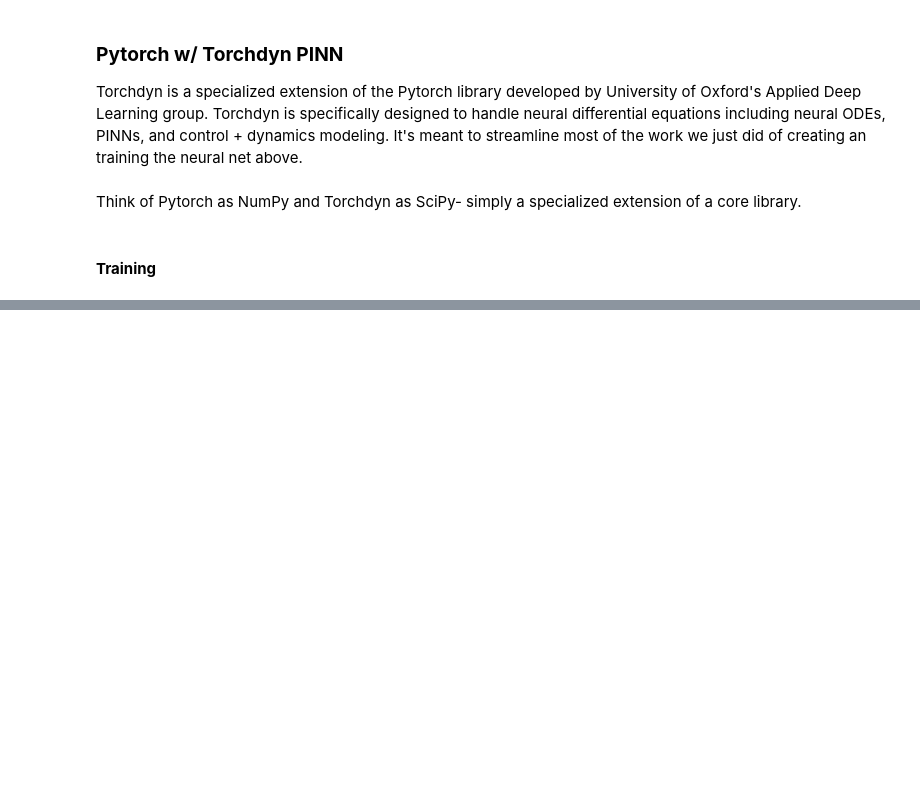
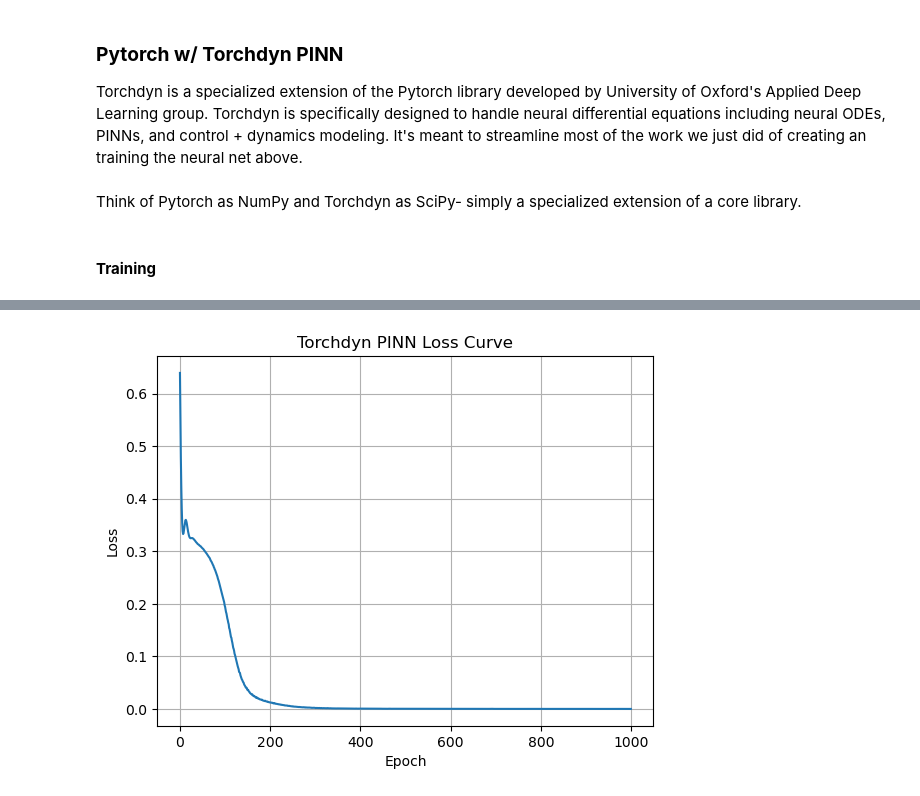
Before and after one commit to tobiassafie/STAR, a Jupyter notebook: dev_notebooks/nn_diffusion.ipynb, the cells around one changed output, grey strips where cells are left out. Drawn from its saved outputs; the diff is of its cells as text; code cells hidden in the pictures; blank space fills up the shorter version.

```diff
--- a/dev_notebooks/nn_diffusion.ipynb
+++ b/dev_notebooks/nn_diffusion.ipynb
@@ -204,9 +204,9 @@ with torch.no_grad():
     for t_val in t_values:
         t_tensor = torch.full_like(x_vals, t_val)  # Create [t_val, t_val, ..., t_val]
         xt = torch.stack([x_vals, t_tensor], dim=1)  # Shape: [200, 2]
-        u_pred = model(xt).squeeze()  # Predict u(x, t_val)
+        U = model(xt).squeeze()  # Predict u(x, t_val)
 
-        plt.plot(x_vals.numpy(), u_pred.numpy(), label=f"t = {t_val:.2f}")
+        plt.plot(x_vals.numpy(), U.numpy(), label=f"t = {t_val:.2f}")
 
 plt.title("PINN Prediction of u(x, t) at Different Times")
 plt.xlabel("x")
@@ -231,8 +231,79 @@ import matplotlib.pyplot as plt
 
 # Our torchdyn imports
 from torchdyn.core import NeuralODE
-from torchdyn.datasets import generate_trajectory
-from torchdyn.utils import DataControl
+torch.manual_seed(42)
 
-torch.manual_seed(42)
+# Dynamics approximator
+class Dynamics(nn.Module):
+    def __init__(self):
+        super().__init__()
+        self.net = nn.Sequential(
+            nn.Linear(2, 64), nn.Tanh(),
+            nn.Linear(64, 64), nn.Tanh(),
+            nn.Linear(64, 1)
+        )
+    def forward(self, x):
+        return self.net(x)
+
+# PDE Residual Loss (same as before)
+def pde_loss(model, x, t, D=0.1):
+    xt = torch.stack([x, t], dim=1).requires_grad_(True)
+    u = model(xt)
+
+    grads = torch.autograd.grad(u, xt, torch.ones_like(u), create_graph=True)[0]
+    u_x = grads[:, 0]
+    u_t = grads[:, 1]
+    u_xx = torch.autograd.grad(u_x, xt, torch.ones_like(u_x), create_graph=True)[0][:, 0]
+
+    return torch.mean((u_t - D * u_xx) ** 2)
+
+# Initial Condition Loss
+def ic_loss(model):
+    x0 = torch.linspace(0, 1, 100)
+    t0 = torch.zeros_like(x0)
+    xt0 = torch.stack([x0, t0], dim=1)
+    u0 = model(xt0).squeeze()
+    return torch.mean((u0 - torch.sin(np.pi * x0))**2)
+
+# Boundary Condition Loss
+def bc_loss(model):
+    t = torch.linspace(0, 1, 100)
+    xb0 = torch.zeros_like(t)
+    xb1 = torch.ones_like(t)
+    xt0 = torch.stack([xb0, t], dim=1)
+    xt1 = torch.stack([xb1, t], dim=1)
+    return torch.mean(model(xt0)**2) + torch.mean(model(xt1)**2)
+
+# Wrap model into torchdyn
+nn_model = Dynamics()
+node = NeuralODE(nn_model)  # Optional — if you want to evolve it as a learned ODE
+
+# Train loop
+optimizer = torch.optim.Adam(nn_model.parameters(), lr=1e-3)
+losses = []
+
+for epoch in range(1000):
+    x = torch.rand(1000)
+    t = torch.rand(1000)
+
+    optimizer.zero_grad()
+    loss = (
+        pde_loss(nn_model, x, t)
+        + ic_loss(nn_model)
+        + bc_loss(nn_model)
+    )
+    loss.backward()
+    optimizer.step()
+    losses.append(loss.item())
+
+    if epoch % 100 == 0:
+        print(f"[{epoch}] Loss: {loss.item():.4e}")
+
+# Plot
+plt.plot(losses)
+plt.xlabel("Epoch")
+plt.ylabel("Loss")
+plt.title("Torchdyn PINN Loss Curve")
+plt.grid(True)
+plt.show()
 # %% [output]
@@ -239,0 +321 @@ ImportError: cannot import name 'generate_trajectory' from 'torchdyn.datasets' (
+[figure, added]
```
Also changed, not shown: parts of 1 cell of this notebook.
